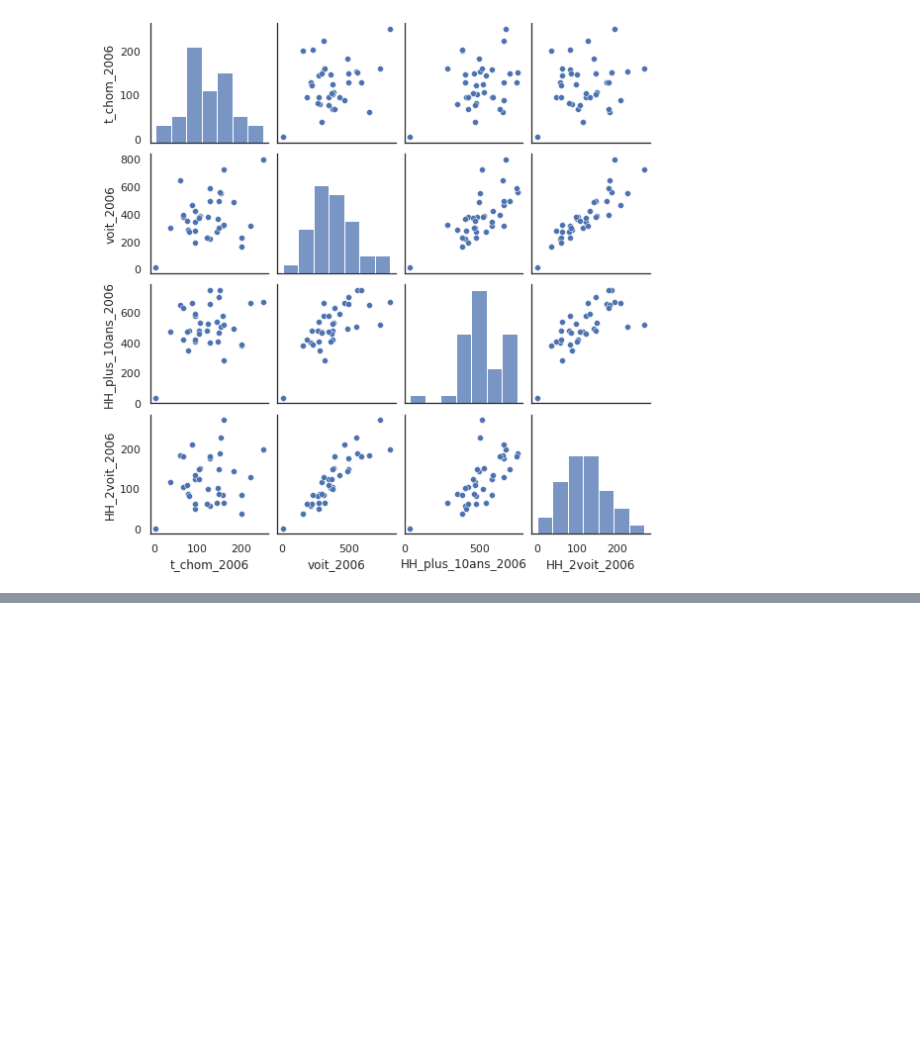
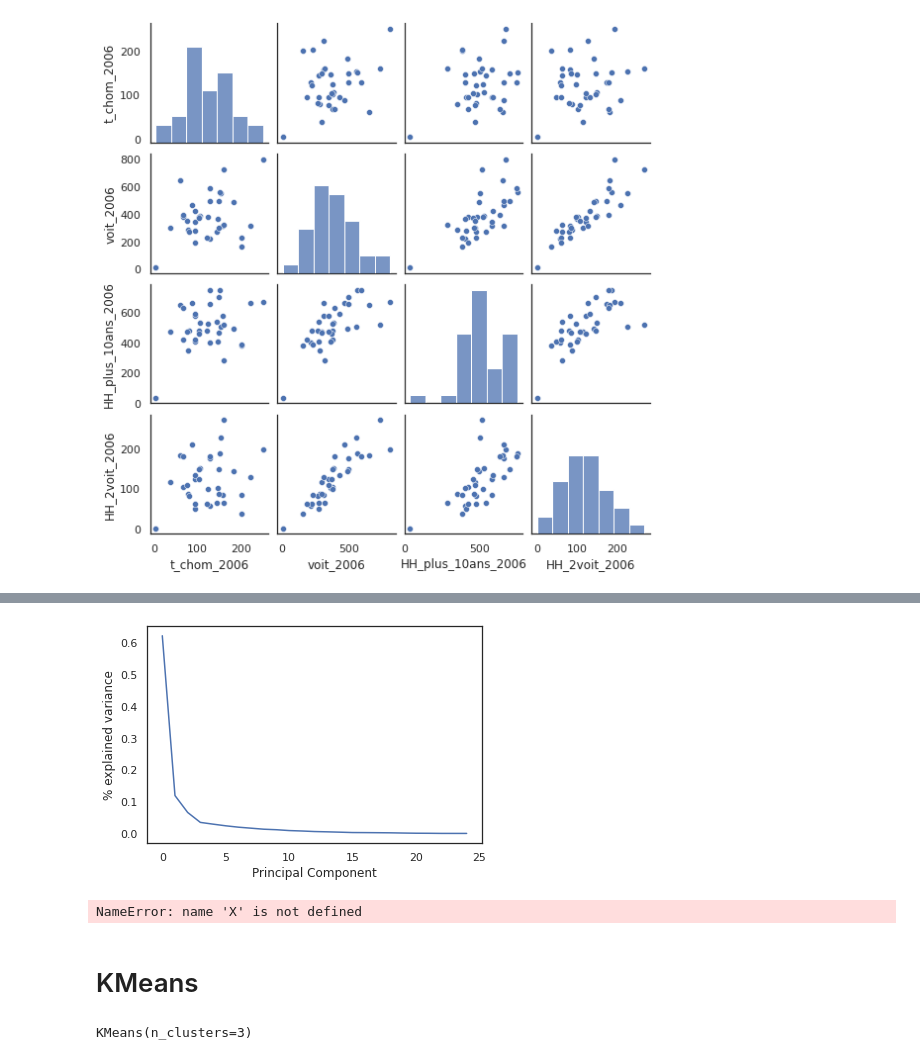
Before and after one commit to eangelid/trampact, a Jupyter notebook: notebooks/gentr_analysis.ipynb, the cells around one changed output, grey strips where cells are left out. Cells and saved outputs as stored; diff of their text form; code cells hidden in the pictures; blank space fills up the shorter version.

Commit message:
Commit at end of day - Some PCA and KMeans in place

```diff
--- a/notebooks/gentr_analysis.ipynb
+++ b/notebooks/gentr_analysis.ipynb
@@ -216,0 +396,17 @@ plt.show()
+# %%
+plt.plot(pca.explained_variance_ratio_)
+plt.xlabel('Principal Component');
+plt.ylabel('% explained variance');
+# %% [output]
+[figure, added]
+# %%
+eig_vals, eig_vecs = np.linalg.eig(np.dot(X.T,X))
+# %% [output]
+NameError: name 'X' is not defined
+# %% [markdown]
+# KMeans
+# %%
+km = KMeans(n_clusters=3)
+km.fit(bd_gent_2006_no_tx__scaled_PCA)
+# %% [output]
+KMeans(n_clusters=3)
```
Also changed, not shown: parts of 26 cells of this notebook.
